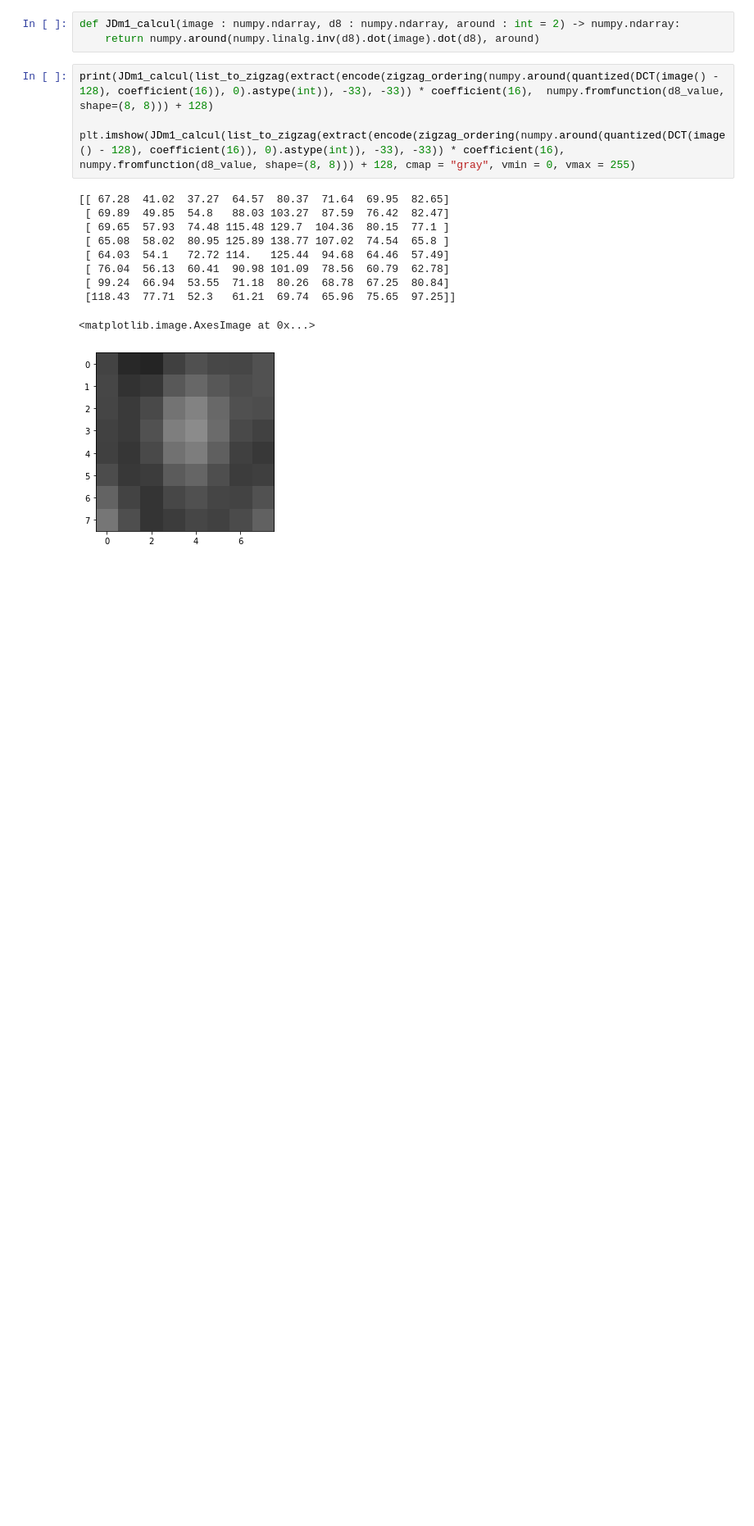
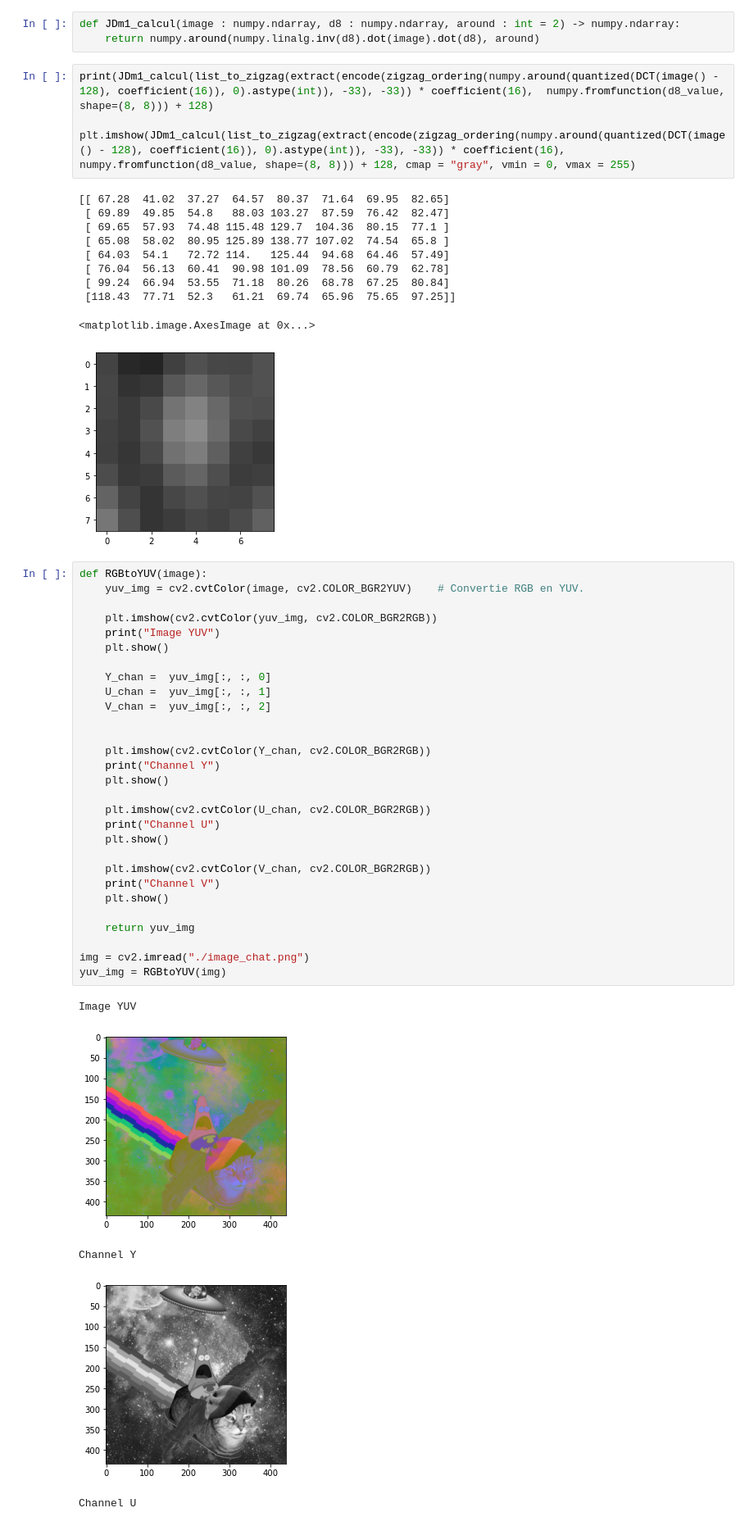
Before and after one commit to Ethiryn-Glarilak/JPEG, a Jupyter notebook: JPEG.ipynb, the cells around one changed output. Shown at 82% size. Drawn from its saved outputs; the diff is of its cells as text; blank space fills up the shorter version.

Commit message:
Ajout des fonctions RGBtoYUV et YUVtoRGB

```diff
--- a/JPEG.ipynb
+++ b/JPEG.ipynb
@@ -415,3 +416,38 @@ plt.imshow(JDm1_calcul(list_to_zigzag(extract(encode(zigzag_ordering(numpy.aroun
  [118.43  77.71  52.3   61.21  69.74  65.96  75.65  97.25]]
 <matplotlib.image.AxesImage at 0x...>
 [figure]
+# %%
+def RGBtoYUV(image):
+    yuv_img = cv2.cvtColor(image, cv2.COLOR_BGR2YUV)    # Convertie RGB en YUV.
+
+    plt.imshow(cv2.cvtColor(yuv_img, cv2.COLOR_BGR2RGB))
+    print("Image YUV")
+    plt.show()
+
+    Y_chan =  yuv_img[:, :, 0]
+    U_chan =  yuv_img[:, :, 1]
+    V_chan =  yuv_img[:, :, 2]
+
+
+    plt.imshow(cv2.cvtColor(Y_chan, cv2.COLOR_BGR2RGB))
+    print("Channel Y")
+    plt.show()
+
+    plt.imshow(cv2.cvtColor(U_chan, cv2.COLOR_BGR2RGB))
+    print("Channel U")
+    plt.show()
+
+    plt.imshow(cv2.cvtColor(V_chan, cv2.COLOR_BGR2RGB))
+    print("Channel V")
+    plt.show()
+
+    return yuv_img
+
+img = cv2.imread("./image_chat.png")
+yuv_img = RGBtoYUV(img)
+# %% [output]
+Image YUV
+[figure, added]
+Channel Y
+[figure, added]
+Channel U
```
Also changed, not shown: parts of 3 cells of this notebook, 1 other file.
